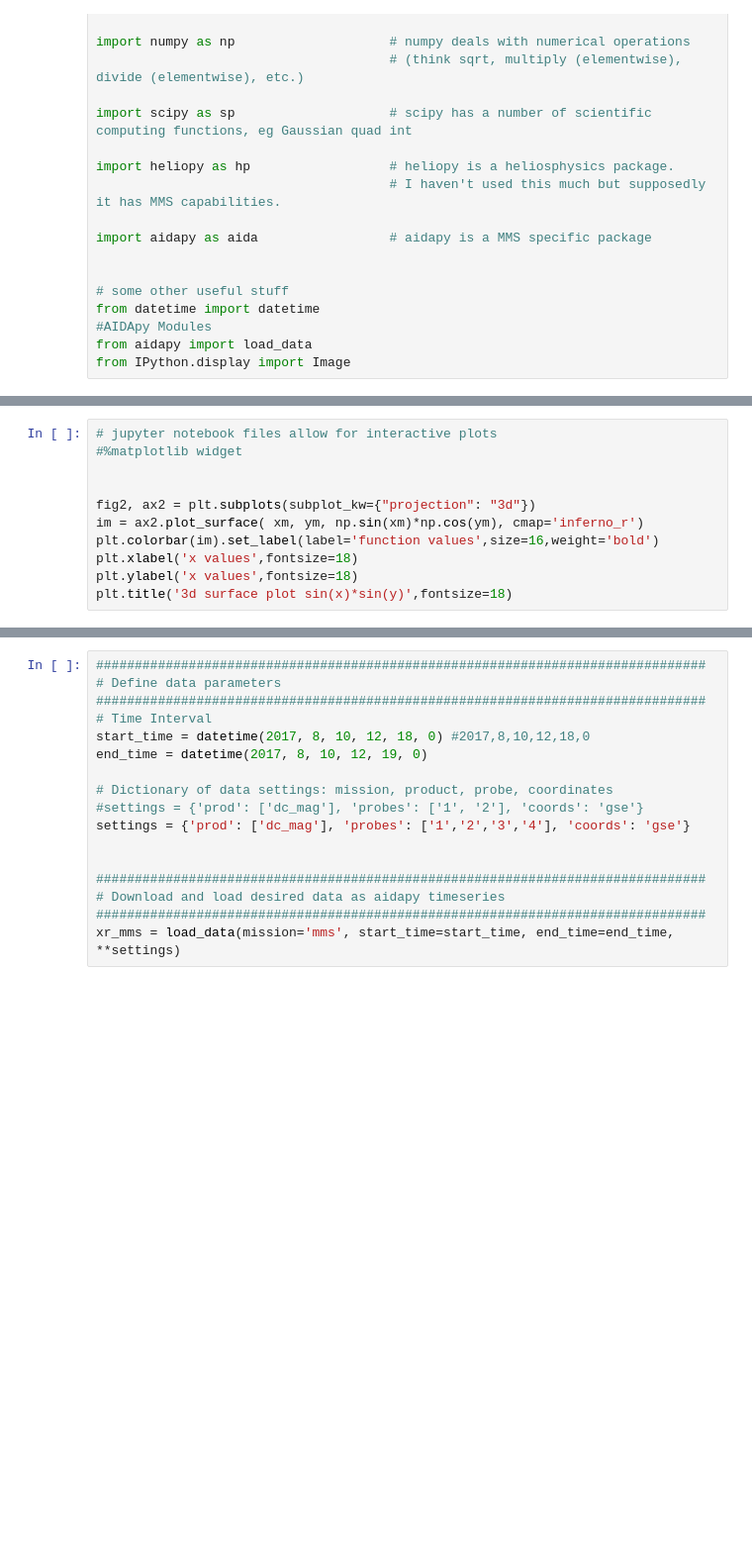
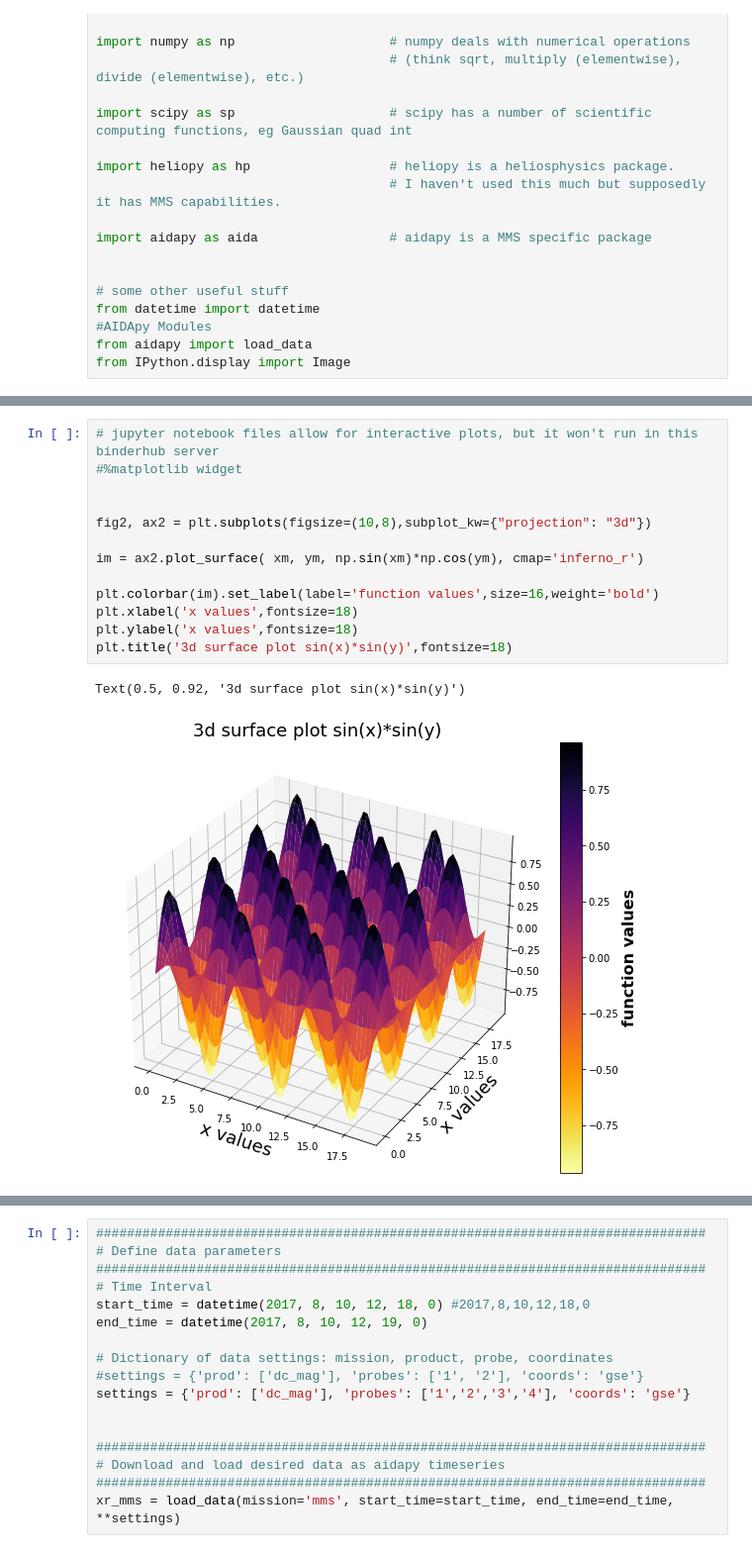
Before and after one commit to schroeder24/Python_primer_with_MMS, a Jupyter notebook: PythonMMStutorial.ipynb, the cells around one changed output, grey strips where cells are left out. Shown at 99% size. Saved outputs shown, nothing was run; the diff lists cells and outputs as text; blank space fills up the shorter version.

Commit message:
Notebook additions

```diff
--- a/PythonMMStutorial.ipynb
+++ b/PythonMMStutorial.ipynb
@@ -100,14 +122,19 @@ plt.title('contours of sin(x)*sin(y)',fontsize=18)
 # %%
-# jupyter notebook files allow for interactive plots
+# jupyter notebook files allow for interactive plots, but it won't run in this binderhub server
 #%matplotlib widget
 
 
-fig2, ax2 = plt.subplots(subplot_kw={"projection": "3d"})
+fig2, ax2 = plt.subplots(figsize=(10,8),subplot_kw={"projection": "3d"})
+
 im = ax2.plot_surface( xm, ym, np.sin(xm)*np.cos(ym), cmap='inferno_r')
+
 plt.colorbar(im).set_label(label='function values',size=16,weight='bold')
 plt.xlabel('x values',fontsize=18)
 plt.ylabel('x values',fontsize=18)
 plt.title('3d surface plot sin(x)*sin(y)',fontsize=18)
+# %% [output]
+Text(0.5, 0.92, '3d surface plot sin(x)*sin(y)')
+[figure, added]
 # %%
 # There is a lot more syntax details to learn, but let's try to dive headfirst by using MMS packages to look at
 # real data.
```
Also changed, not shown: parts of 12 cells of this notebook.
